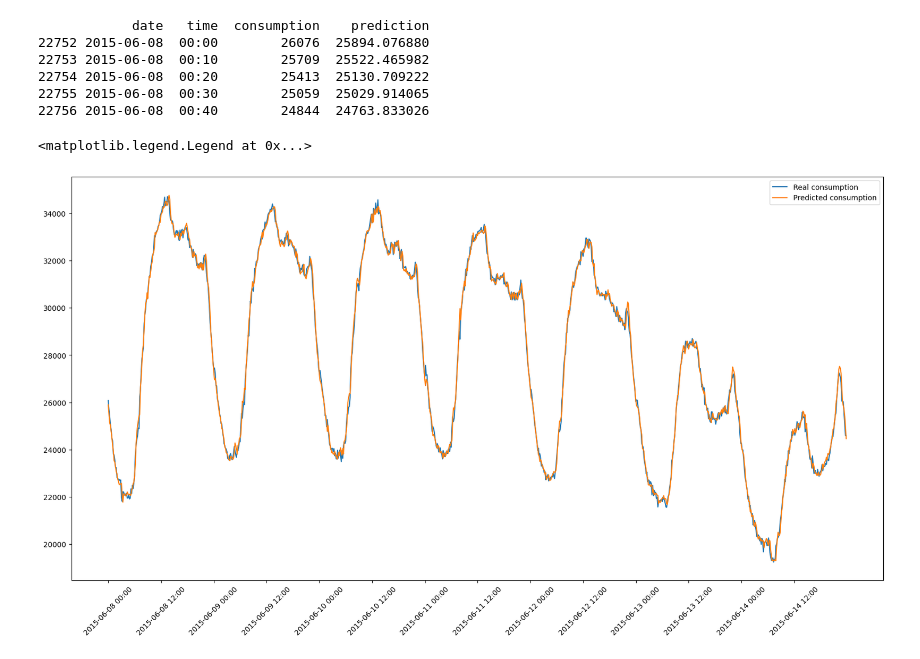
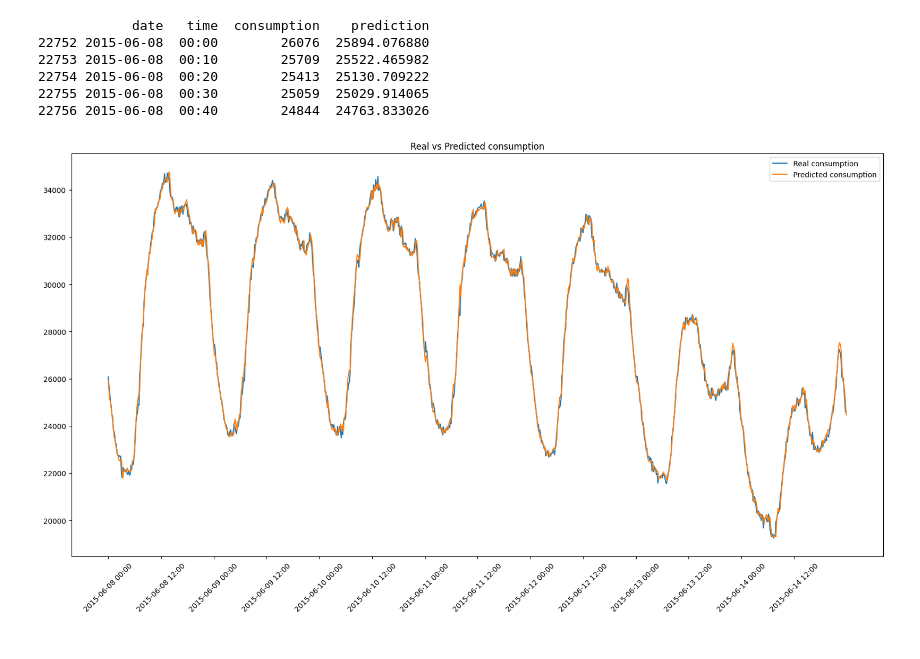
Before and after one commit to MrJoseAndres/MUIA_UIMP, a Jupyter notebook: DTC/T1/Prediction.ipynb, the cells around one changed output. Drawn from its saved outputs; the diff is of its cells as text; code cells hidden in the pictures.

Commit message:
Plot to image in DTC/T1

```diff
--- a/DTC/T1/Prediction.ipynb
+++ b/DTC/T1/Prediction.ipynb
@@ -212,16 +212,18 @@ print(y_pred_df.head())
 # %%
 import matplotlib.pyplot as plt
 
 # Creates the x labels and the hour labels have the format 'YYYY-MM-DD HH:MM'
 x_labels = [f'{date.date()} {time}' for date, time in zip(y_pred_df['date'], y_pred_df['time'])]
 
 # Plots the real consumption and the predicted consumption
 plt.figure(figsize=(20, 10))
 plt.plot(x_labels, y_pred_df['consumption'], label='Real consumption')
 plt.plot(x_labels, y_pred_df['prediction'], label='Predicted consumption')
 #Shows only 10 x labels
 plt.xticks(x_labels[::int(len(x_labels)/14)], rotation=45)
+plt.title('Real vs Predicted consumption')
 plt.legend()
+#export the plot
+plt.savefig('Real_vs_Predicted_consumption.png')
 # %% [output]
-<matplotlib.legend.Legend at 0x...>
-[figure, old version]
+[figure, new version]
```
Also changed, not shown: 1 other file.
